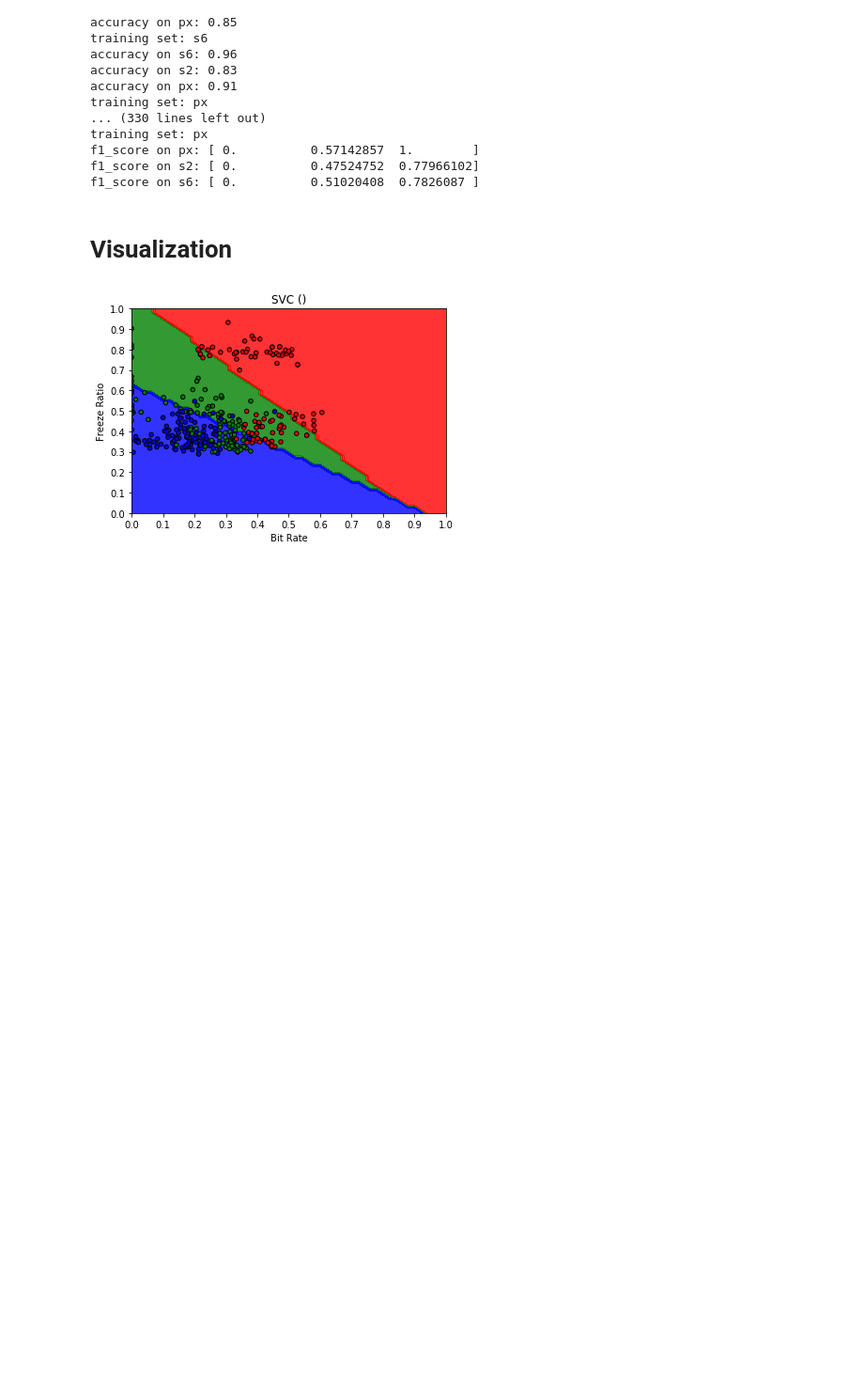
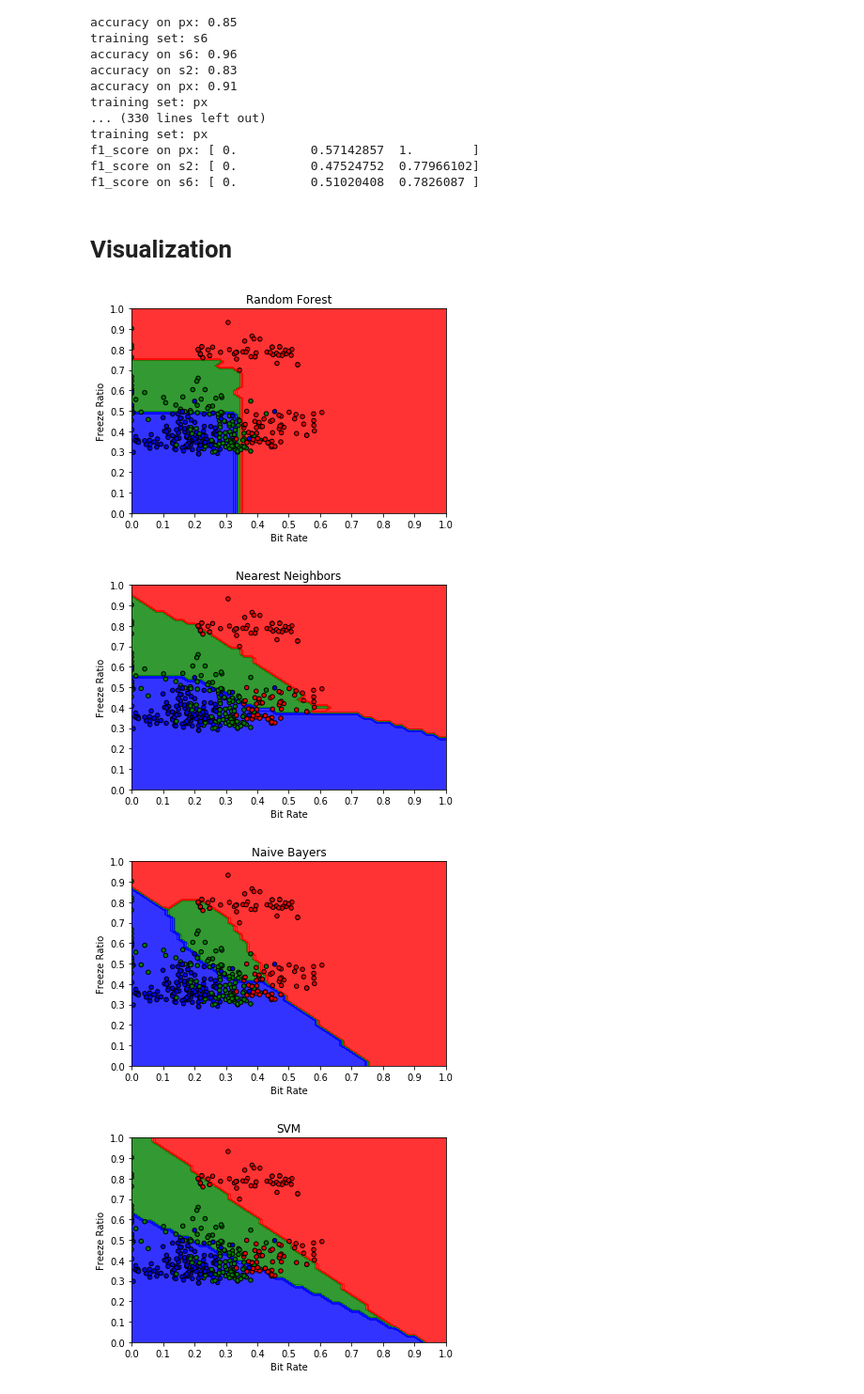
Before and after one commit to SINR-Group/VQA-Deep-Learning, a Jupyter notebook: scripts/CSE523-524.ipynb, the cells around one changed output. Shown at 94% size. Saved outputs shown, nothing was run; the diff lists cells and outputs as text; code cells hidden in the pictures; blank space fills up the shorter version.

Commit message:
added visualization for all classifiers

```diff
--- a/scripts/CSE523-524.ipynb
+++ b/scripts/CSE523-524.ipynb
@@ -290,18 +290,22 @@ def plot_contours(clf, xx, yy, **params):
 # %%
 colors = ['red', 'green', 'blue']
 cmap = mpl.colors.ListedColormap(colors)
 rg = np.arange(0, 1.01, 0.01)
 x1, x2, lb = np.array(df_all['BitRate']), np.array(df_all['FreezeRatio']), np.array(df_all['Quality'])
 xx1, xx2 = make_meshgrid(rg, rg)
-plot_contours(best_classifiers['SVM'], xx1, xx2, cmap=cmap, alpha=0.8)
-plt.scatter(x1, x2, c = lb, cmap=cmap, s=20, edgecolors='k')
-plt.xlim(rg.min(), rg.max())
-plt.ylim(rg.min(), rg.max())
-plt.xlabel('Bit Rate')
-plt.ylabel('Freeze Ratio')
-plt.xticks(np.arange(0, 1.1, 0.1))
-plt.yticks(np.arange(0, 1.1, 0.1))
-plt.title('SVC ()')
-plt.show()
+for clf, title in zip(list(best_classifiers.values()), list(best_classifiers.keys())):
+    plot_contours(clf, xx1, xx2, cmap=cmap, alpha=0.8)
+    plt.scatter(x1, x2, c = lb, cmap=cmap, s=20, edgecolors='k')
+    plt.xlim(rg.min(), rg.max())
+    plt.ylim(rg.min(), rg.max())
+    plt.xlabel('Bit Rate')
+    plt.ylabel('Freeze Ratio')
+    plt.xticks(np.arange(0, 1.1, 0.1))
+    plt.yticks(np.arange(0, 1.1, 0.1))
+    plt.title(title)
+    plt.show()
 # %% [output]
-[figure, old version]
+[figure, new version]
+[figure, added]
+[figure, added]
+[figure, added]
```
Also changed, not shown: parts of 1 cell of this notebook.
